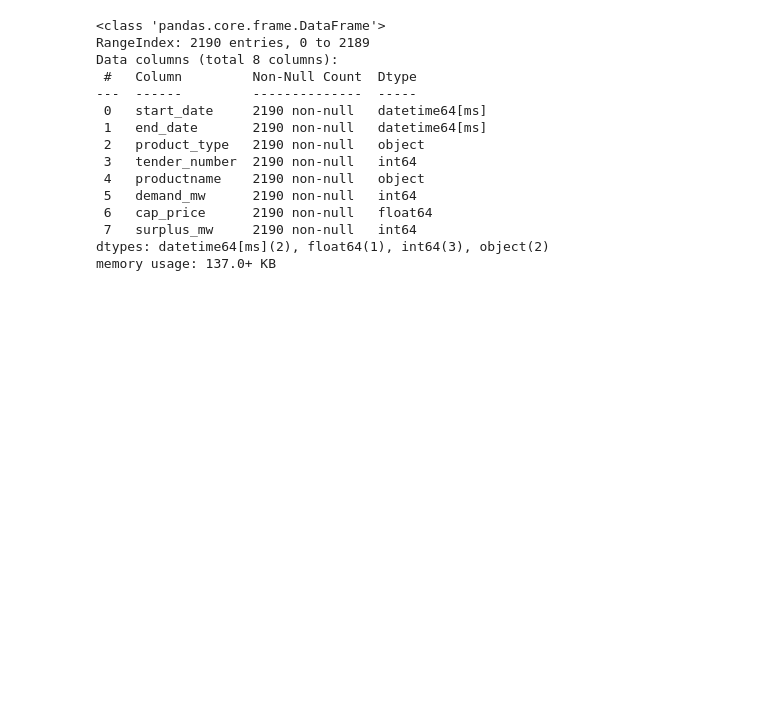
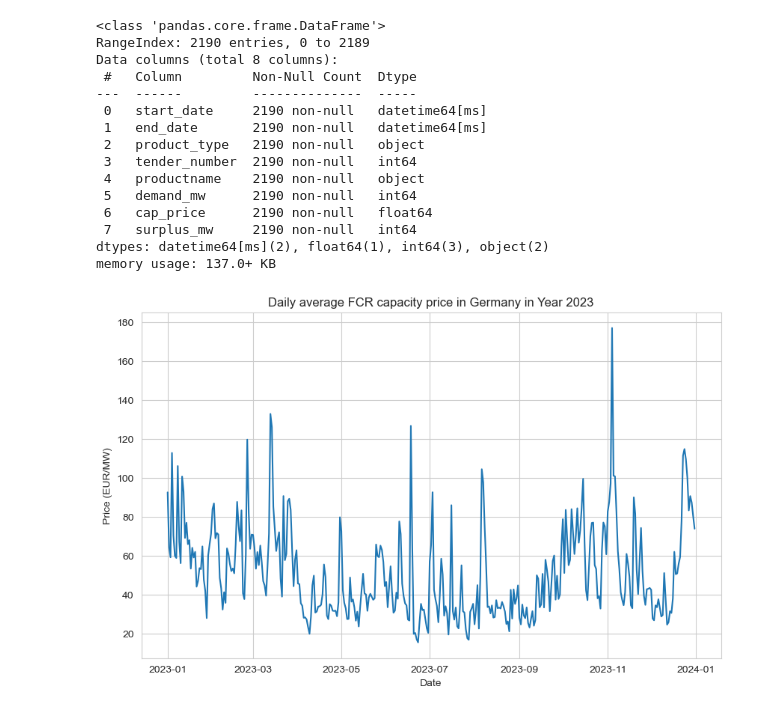
Before and after one commit to tsubasatakaya/EMD-2024, a Jupyter notebook: balancing_energy/week_3.ipynb, the cells around one changed output. Saved outputs shown, nothing was run; the diff lists cells and outputs as text; code cells hidden in the pictures; blank space fills up the shorter version.

```diff
--- a/balancing_energy/week_3.ipynb
+++ b/balancing_energy/week_3.ipynb
@@ -51,3 +51,16 @@ Data columns (total 8 columns):
  7   surplus_mw     2190 non-null   int64
 dtypes: datetime64[ms](2), float64(1), int64(3), object(2)
 memory usage: 137.0+ KB
+# %%
+plot_df = data.group_by("start_date").agg(
+    pl.col("cap_price").mean().alias("average_price"),
+).sort("start_date")
+
+plt.figure(figsize=(10, 6))
+plt.plot(plot_df.select("start_date"), plot_df.select("average_price"))
+plt.title("Daily average FCR capacity price in Germany in Year 2023")
+plt.xlabel("Date")
+plt.ylabel("Price (EUR/MW)")
+plt.show()
+# %% [output]
+[figure, added]
```
Also changed, not shown: parts of 2 cells of this notebook.
